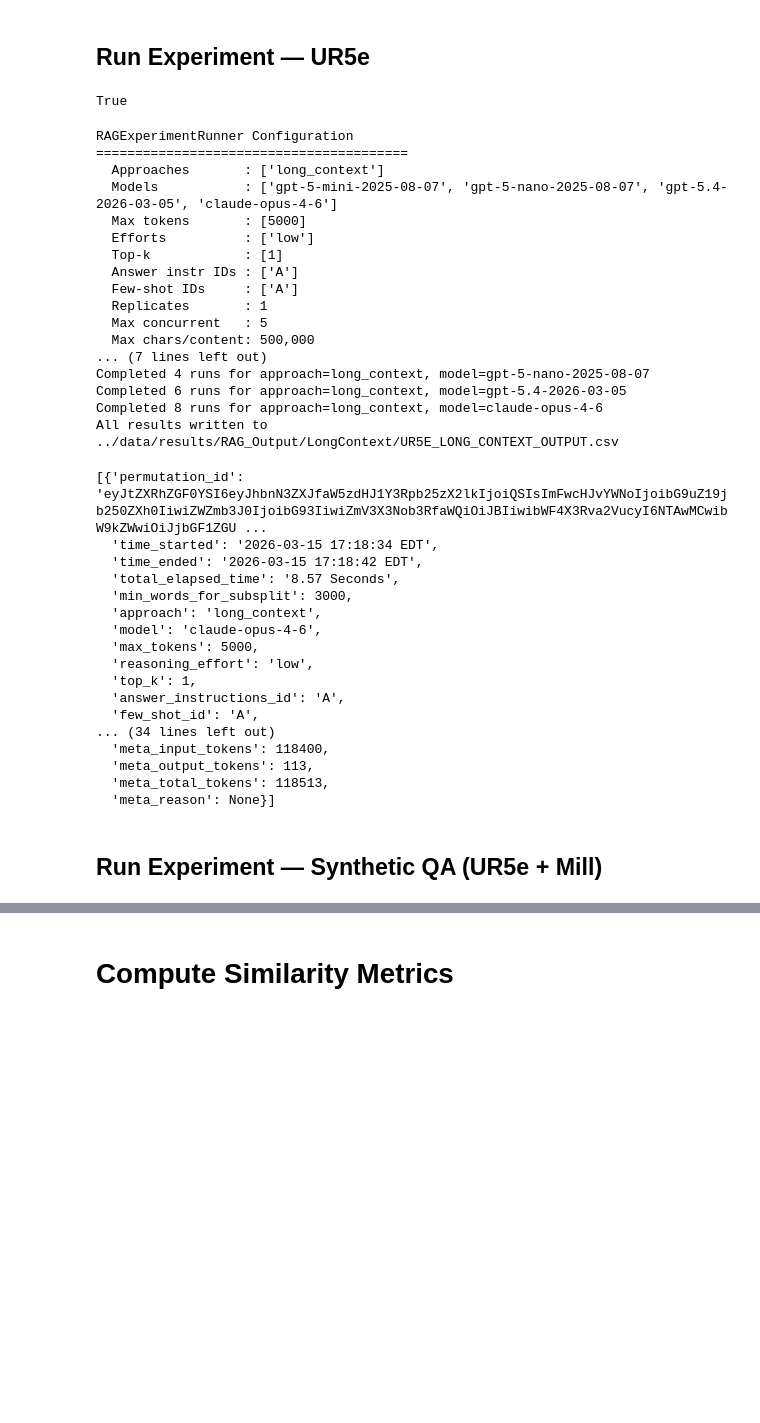
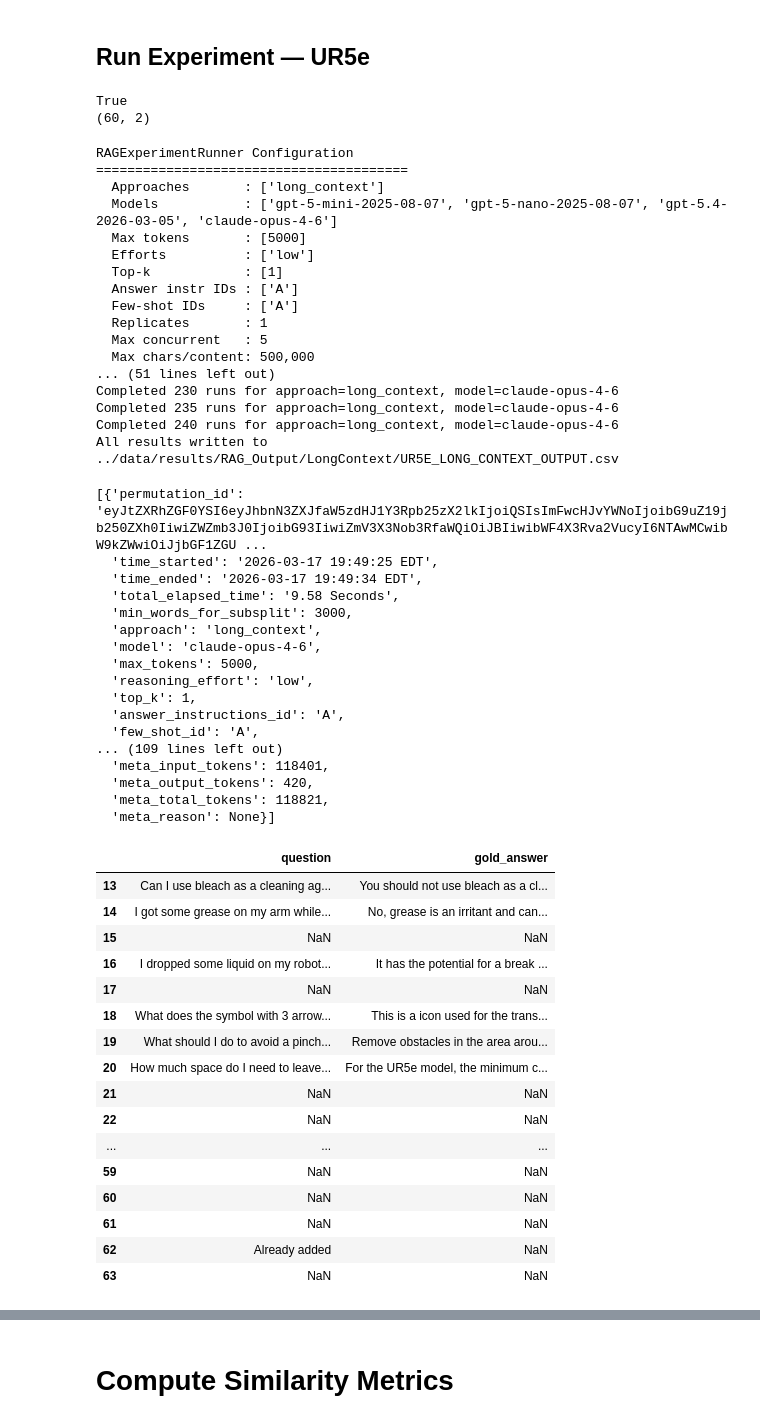
Before and after one commit to fryan2503/safety_rag_evaluation, a Jupyter notebook: system/main_long_context.ipynb, the cells around one changed output, grey strips where cells are left out. Drawn from its saved outputs; the diff is of its cells as text; code cells hidden in the pictures; blank space fills up the shorter version.

```diff
--- a/system/main_long_context.ipynb
+++ b/system/main_long_context.ipynb
@@ -202,11 +235,14 @@ await runner.run(MILL_QA_test, MILL_OUTPUT)
 UR5E_QA = Path("../data/QA/COBOT/Final_COBOT_QA.csv")
 UR5E_QA_test = Path("../data/QA/COBOT/Final_COBOT_QA_test.csv")
 UR5E_OUTPUT = Path("../data/results/RAG_Output/LongContext/UR5E_LONG_CONTEXT_OUTPUT.csv")
-UR5E_QA_test.exists() & UR5E_QA.exists() & UR5E_OUTPUT.parent.exists()
+print(UR5E_QA_test.exists() & UR5E_QA.exists() & UR5E_OUTPUT.parent.exists())
+df = pd.read_csv(UR5E_QA)
+print(df.shape)
 # %% [output]
 True
+(60, 2)
 # %%
-await runner.run(UR5E_QA_test, UR5E_OUTPUT)
+await runner.run(UR5E_QA, UR5E_OUTPUT)
 # %% [output]
 RAGExperimentRunner Configuration
 ========================================
@@ -220,15 +256,15 @@ RAGExperimentRunner Configuration
   Replicates       : 1
   Max concurrent   : 5
   Max chars/content: 500,000
-... (7 lines left out)
-Completed 4 runs for approach=long_context, model=gpt-5-nano-2025-08-07
-Completed 6 runs for approach=long_context, model=gpt-5.4-2026-03-05
-Completed 8 runs for approach=long_context, model=claude-opus-4-6
+... (51 lines left out)
+Completed 230 runs for approach=long_context, model=claude-opus-4-6
+Completed 235 runs for approach=long_context, model=claude-opus-4-6
+Completed 240 runs for approach=long_context, model=claude-opus-4-6
 All results written to ../data/results/RAG_Output/LongContext/UR5E_LONG_CONTEXT_OUTPUT.csv
 [{'permutation_id': 'eyJtZXRhZGF0YSI6eyJhbnN3ZXJfaW5zdHJ1Y3Rpb25zX2lkIjoiQSIsImFwcHJvYWNoIjoibG9uZ19jb250ZXh0IiwiZWZmb3J0IjoibG93IiwiZmV3X3Nob3RfaWQiOiJBIiwibWF4X3Rva2VucyI6NTAwMCwibW9kZWwiOiJjbGF1ZGU ...
-  'time_started': '2026-03-15 17:18:34 EDT',
-  'time_ended': '2026-03-15 17:18:42 EDT',
-  'total_elapsed_time': '8.57 Seconds',
+  'time_started': '2026-03-17 19:49:25 EDT',
+  'time_ended': '2026-03-17 19:49:34 EDT',
+  'total_elapsed_time': '9.58 Seconds',
   'min_words_for_subsplit': 3000,
   'approach': 'long_context',
   'model': 'claude-opus-4-6',
@@ -237,13 +273,35 @@ All results written to ../data/results/RAG_Output/LongContext/UR5E_LONG_CONTEXT_
   'top_k': 1,
   'answer_instructions_id': 'A',
   'few_shot_id': 'A',
-... (34 lines left out)
-  'meta_input_tokens': 118400,
-  'meta_output_tokens': 113,
-  'meta_total_tokens': 118513,
+... (109 lines left out)
+  'meta_input_tokens': 118401,
+  'meta_output_tokens': 420,
+  'meta_total_tokens': 118821,
   'meta_reason': None}]
-# %% [markdown]
-## Run Experiment — Synthetic QA (UR5e + Mill)
+# %%
+df = pd.read_csv(UR5E_OUTPUT)
+num_missing = df.groupby("meta_model").size().iloc[1] - df.groupby("meta_model").size().iloc[2]
+# %%
+qa_df = pd.read_csv(UR5E_QA)
+qa_df.tail(num_missing)
+# %% [output]
+|  | question | gold_answer |
+| 13 | Can I use bleach as a cleaning ag... | You should not use bleach as a cl... |
+| 14 | I got some grease on my arm while... | No, grease is an irritant and can... |
+| 15 | NaN | NaN |
+| 16 | I dropped some liquid on my robot... | It has the potential for a break ... |
+| 17 | NaN | NaN |
+| 18 | What does the symbol with 3 arrow... | This is a icon used for the trans... |
+| 19 | What should I do to avoid a pinch... | Remove obstacles in the area arou... |
+| 20 | How much space do I need to leave... | For the UR5e model, the minimum c... |
+| 21 | NaN | NaN |
+| 22 | NaN | NaN |
+| ... | ... | ... |
+| 59 | NaN | NaN |
+| 60 | NaN | NaN |
+| 61 | NaN | NaN |
+| 62 | Already added | NaN |
+| 63 | NaN | NaN |
 # %%
 SYNTHETIC_QA = Path("../data/QA/synthetic_qa_cobot_mill.csv")
 SYNTHETIC_OUTPUT = Path("../data/results/RAG_Output/LongContext/SYNTHETIC_LONG_CONTEXT_OUTPUT.csv")
```
Also changed, not shown: parts of 24 cells of this notebook, 5 other files.
